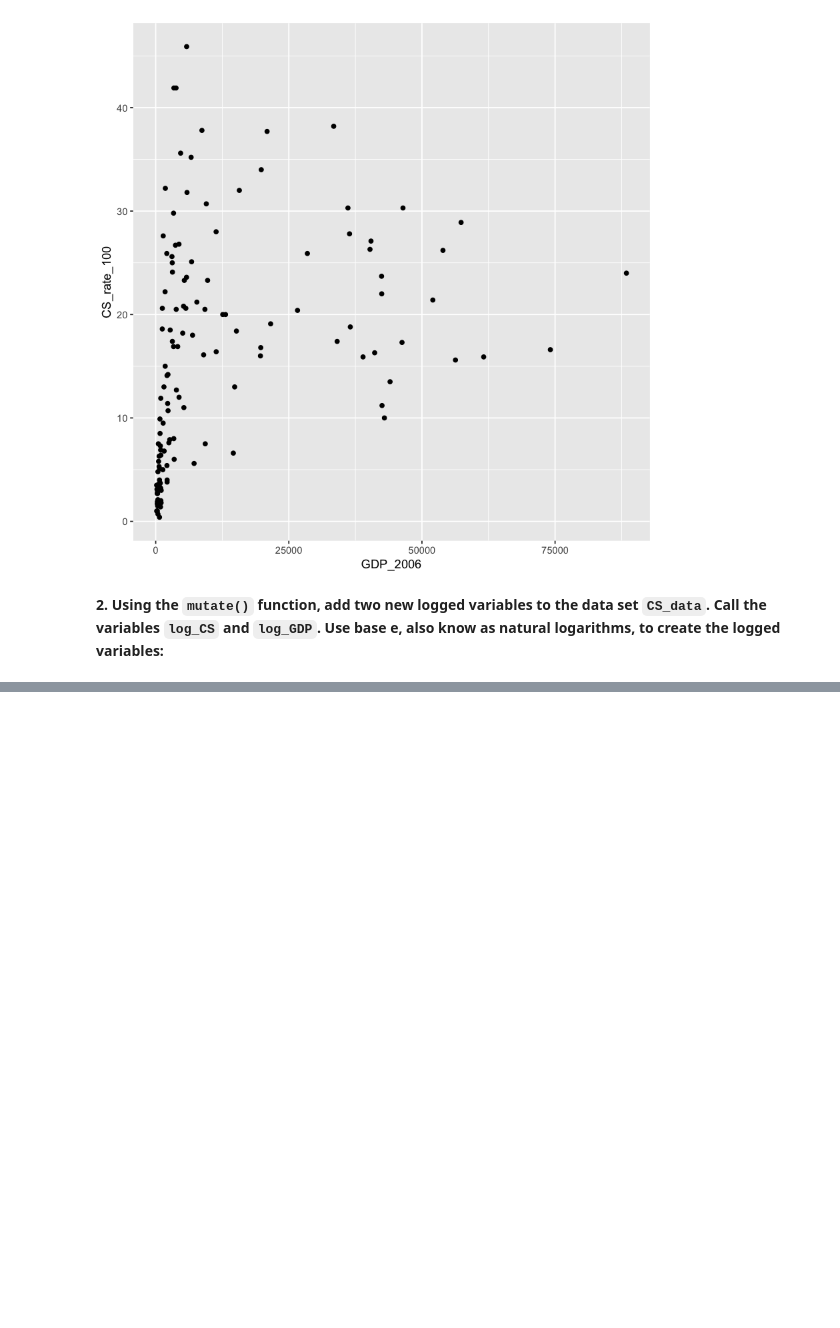
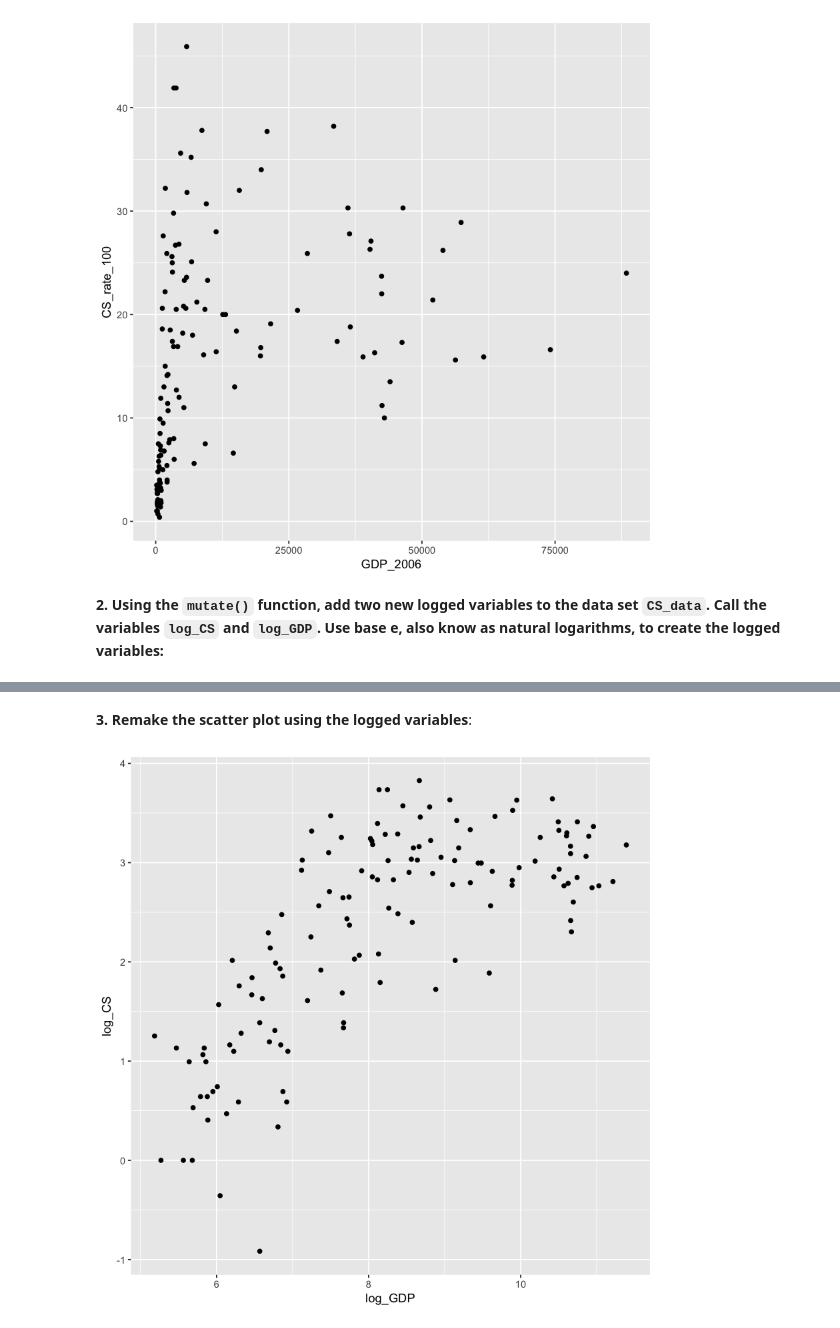
Before and after one commit to palautatan/ph142, a Jupyter notebook: lab-demos/lab-2/lab-2.ipynb, the cells around one changed output, grey strips where cells are left out. Drawn from its saved outputs; the diff is of its cells as text; code cells hidden in the pictures; blank space fills up the shorter version.

```diff
--- a/lab-demos/lab-2/lab-2.ipynb
+++ b/lab-demos/lab-2/lab-2.ipynb
@@ -28,5 +41,5 @@ library(broom)
 # %%
-CS_data <- read_csv("rstudio-export/Data/Cesarean.csv")
+CS_data <- read.csv("rstudio-export/Data/Cesarean.csv")
 CS_data$Income_Group <- forcats::fct_relevel(CS_data$Income_Group,
                                             "Low income", "Lower middle income",
                                             "Upper middle income", "High income: nonOECD",
@@ -72,6 +75,7 @@ ggplot(CS_data, aes(x=GDP_2006, y=CS_rate_100)) + geom_point()
 `CS_data`. Call the variables `log_CS` and `log_GDP`. Use base e, also know as
 natural logarithms, to create the logged variables:**
 # %%
-CS_data %>% mutate(log_CS=log(CS_rate_100),
+CS_data <- CS_data %>% mutate(log_CS=log(CS_rate_100),
                    log_GDP=log(GDP_2006))
+names(CS_data)
 # %% [output]
@@ -94,0 +85,7 @@ CS_data %>% mutate(log_CS=log(CS_rate_100),
+# %% [markdown]
+**3. Remake the scatter plot using the logged variables**:
+# %%
+ggplot(CS_data, aes(x=log_GDP, y=log_CS)) +
+    geom_point()
+# %% [output]
+[figure, added]
```
Also changed, not shown: parts of 22 cells of this notebook, 14 other files.
